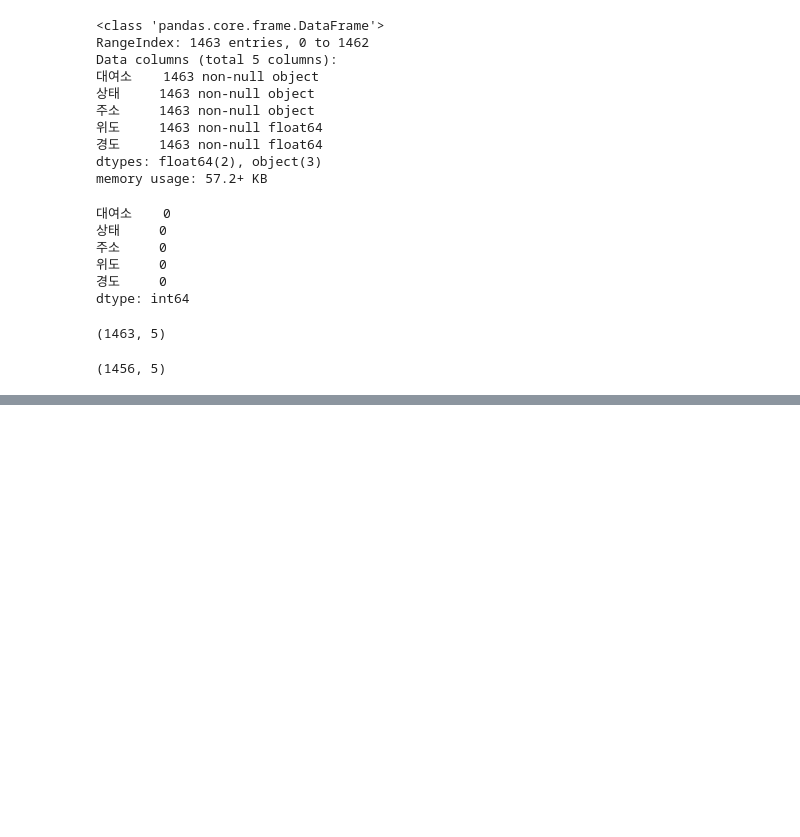
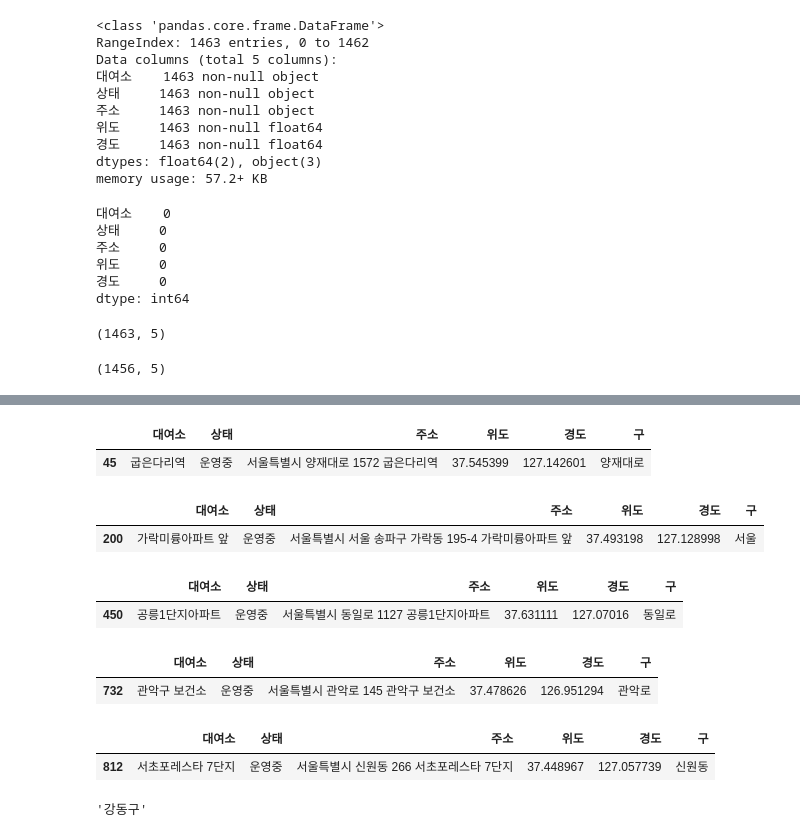
Before and after one commit to corazzon/OpenDataWrangling, a Jupyter notebook: seoul-bike-folium.ipynb, the cells around one changed output, grey strips where cells are left out. Drawn from its saved outputs; the diff is of its cells as text; code cells hidden in the pictures; blank space fills up the shorter version.

```diff
--- a/seoul-bike-folium.ipynb
+++ b/seoul-bike-folium.ipynb
@@ -82,0 +97,2 @@ geo_df.shape
+# %%
+df['주소'] = df['주소'].apply(lambda x : re.sub('  ', ' ', x))
@@ -82,0 +121,5 @@ geo_df.shape
+# %%
+df_gu = df[df['구'].str[-1] != '구']
+print(df_gu.shape)
+df_gu2 = df_gu['구'].unique()
+df_gu2
@@ -82,0 +133,30 @@ geo_df.shape
+# %%
+df_gu.loc[df_gu['구'].str.find('양재대로') != -1]
+# %% [output]
+|  | 대여소 | 상태 | 주소 | 위도 | 경도 | 구 |
+| 45 | 굽은다리역 | 운영중 | 서울특별시 양재대로 1572 굽은다리역 | 37.545399 | 127.142601 | 양재대로 |
+# %%
+df_gu.loc[df_gu['구'].str.find('서울') != -1]
+# %% [output]
+|  | 대여소 | 상태 | 주소 | 위도 | 경도 | 구 |
+| 200 | 가락미륭아파트 앞 | 운영중 | 서울특별시 서울 송파구 가락동 195-4 가락미륭아파트 앞 | 37.493198 | 127.128998 | 서울 |
+# %%
+df_gu.loc[df_gu['구'].str.find('동일로') != -1]
+# %% [output]
+|  | 대여소 | 상태 | 주소 | 위도 | 경도 | 구 |
+| 450 | 공릉1단지아파트 | 운영중 | 서울특별시 동일로 1127 공릉1단지아파트 | 37.631111 | 127.07016 | 동일로 |
+# %%
+df_gu.loc[df_gu['구'].str.find('관악로') != -1]
+# %% [output]
+|  | 대여소 | 상태 | 주소 | 위도 | 경도 | 구 |
+| 732 | 관악구 보건소 | 운영중 | 서울특별시 관악로 145 관악구 보건소 | 37.478626 | 126.951294 | 관악로 |
+# %%
+df_gu.loc[df_gu['구'].str.find('신원동') != -1]
+# %% [output]
+|  | 대여소 | 상태 | 주소 | 위도 | 경도 | 구 |
+| 812 | 서초포레스타 7단지 | 운영중 | 서울특별시 신원동 266 서초포레스타 7단지 | 37.448967 | 127.057739 | 신원동 |
+# %%
+dong = {'성내동':'강동구', '상일동':'강동구'}
+dong['성내동']
+# %% [output]
+'강동구'
```
Also changed, not shown: parts of 12 cells of this notebook.
